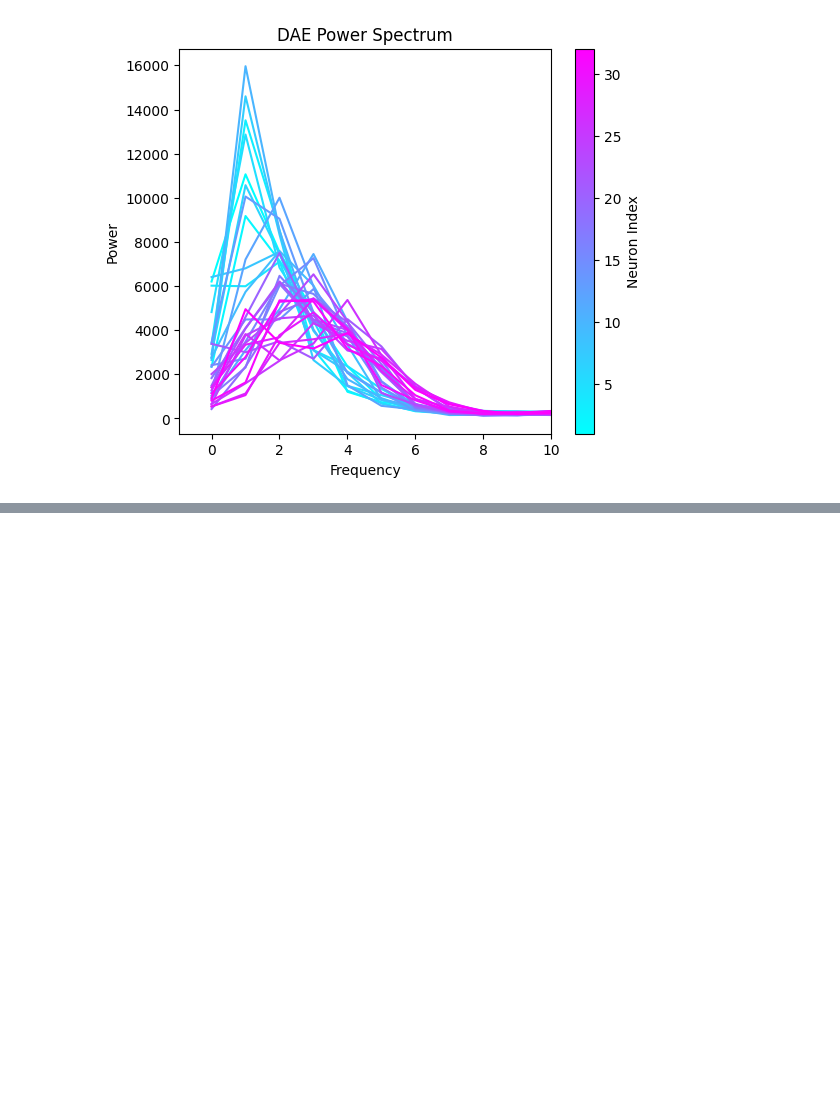
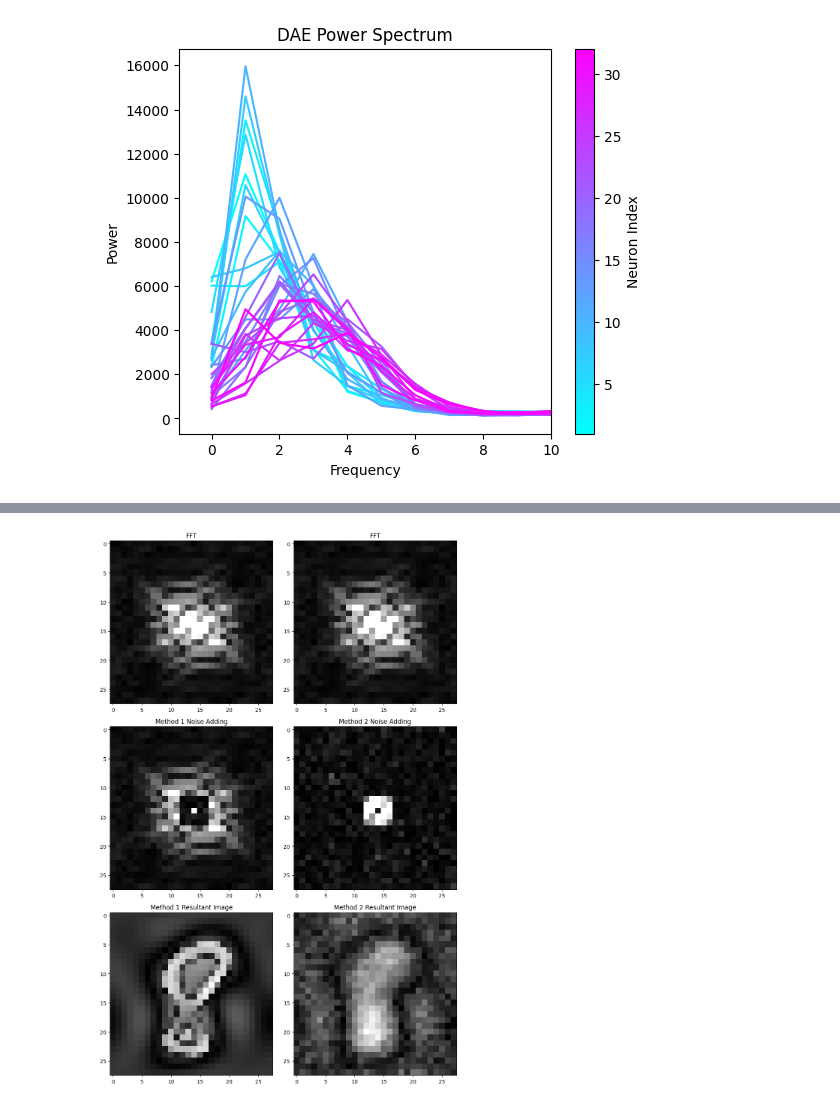
Before and after one commit to DiJam20/developing-autoencoders, a Jupyter notebook: 13_Finding_RF_Frequency.ipynb, the cells around one changed output, grey strips where cells are left out. Saved outputs shown, nothing was run; the diff lists cells and outputs as text; code cells hidden in the pictures; blank space fills up the shorter version.

```diff
--- a/13_Finding_RF_Frequency.ipynb
+++ b/13_Finding_RF_Frequency.ipynb
@@ -482,3 +516,73 @@ def add_frequency_noise(image, noise_level=1, inner_diameter=3, outer_diameter=7
+# %%
+circle_mask         = draw_circle(shape=image.shape,diameter=inner_diameter)
+outer_circle_mask   = draw_circle(shape=image.shape, diameter=outer_diameter)
+ring_mask           = outer_circle_mask & ~circle_mask
+
+# FFT of the image
+fft_img = np.fft.fftshift(np.fft.fft2(sample_image))
+
+# Noise in given frequency range
+noise = np.random.randn(*image.shape)
+noise = np.abs(2 * noise * ring_mask)
+
+# Leave rest of frequencies as is
+not_ring_mask = ~ring_mask
+fft_img_outside = filter_circle(not_ring_mask, fft_img)
+
+# Combine noise and original FFT
+fft_with_noise = fft_img_outside + noise
+
+img_reco = np.fft.ifft2(fft_with_noise)
+# %%
+import matplotlib.pyplot as plt
+import numpy as np
+
+# Create a figure and a grid of subplots
+fig, axes = plt.subplots(3, 2, figsize=(10, 15))
+
+# Titles for each subplot
+titles = [
+    "FFT", "FFT",
+    "Method 1 Noise Adding", "Method 2 Noise Adding",
+    "Method 1 Resultant Image", "Method 2 Resultant Image"
+]
+
+# Assign titles to each subplot
+for ax, title in zip(axes.flat, titles):
+    ax.set_title(title)
+
+# Example data generation (replace with your actual data)
+x = np.linspace(0, 2 * np.pi, 100)
+y1 = np.sin(x)
+y2 = np.cos(x)
+noise = np.random.normal(0, 0.1, x.size)
+result1 = y1 + noise
+result2 = y2 + noise
+
+# Plot your data
+# FFT plots
+axes[0, 0].imshow(np.abs(fft_img), cmap='gray', vmin=0, vmax=25)  # Replace with your FFT data
+axes[0, 1].imshow(np.abs(fft_img), cmap='gray', vmin=0, vmax=25)  # Replace with your FFT data
+
+# Method 1 Noise Adding
+axes[1, 0].imshow(np.abs(fft_with_noise), cmap='gray', vmin=0, vmax=25)  # Replace with your Method 1 data
+
+# Method 2 Noise Adding
+axes[1, 1].imshow(np.abs(fft_img_filtered_RING), cmap='gray', vmin=0, vmax=25)  # Replace with your Method 1 data
+
+# Resultant Image
+axes[2, 0].imshow(np.abs(img_reco), cmap='gray')  # Replace with your resultant image data
+
+# Resultant Image of Method 2
+axes[2, 1].imshow(np.abs(img_reco_filtered_RING), cmap='gray')  # Replace with your resultant image of method 2 data
+
+# Add some space between the subplots for better visualization
+fig.tight_layout()
+
+# Display the plot
+plt.show()
+# %% [output]
+[figure, added]
 # %%
 mnist_train = datasets.MNIST(root='./data', train=True, download=True, transform=transforms.ToTensor())
 mnist_test = datasets.MNIST(root='./data', train=False, download=True, transform=transforms.ToTensor())
```
Also changed, not shown: parts of 15 cells of this notebook.
